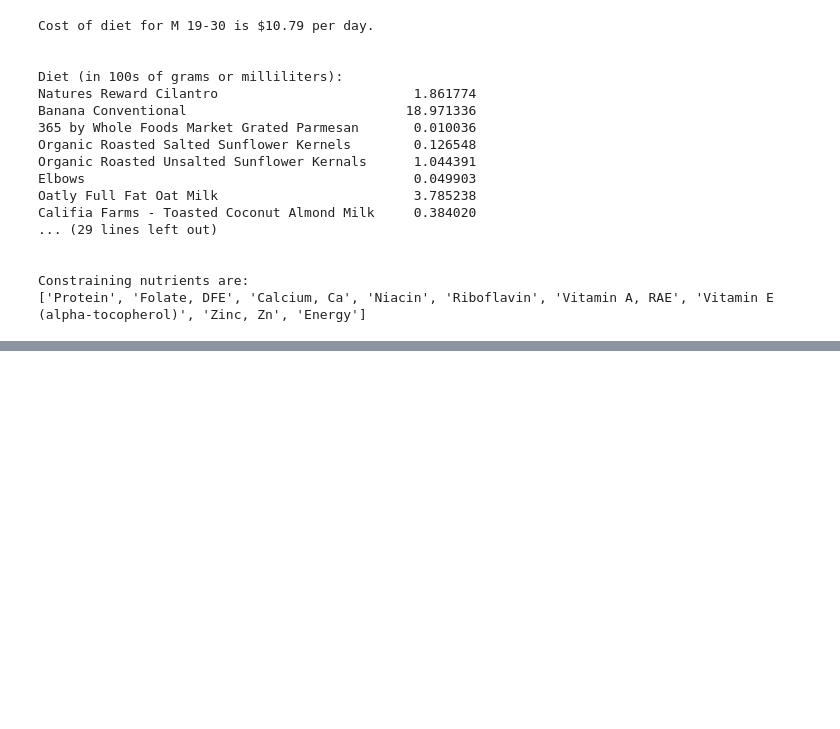
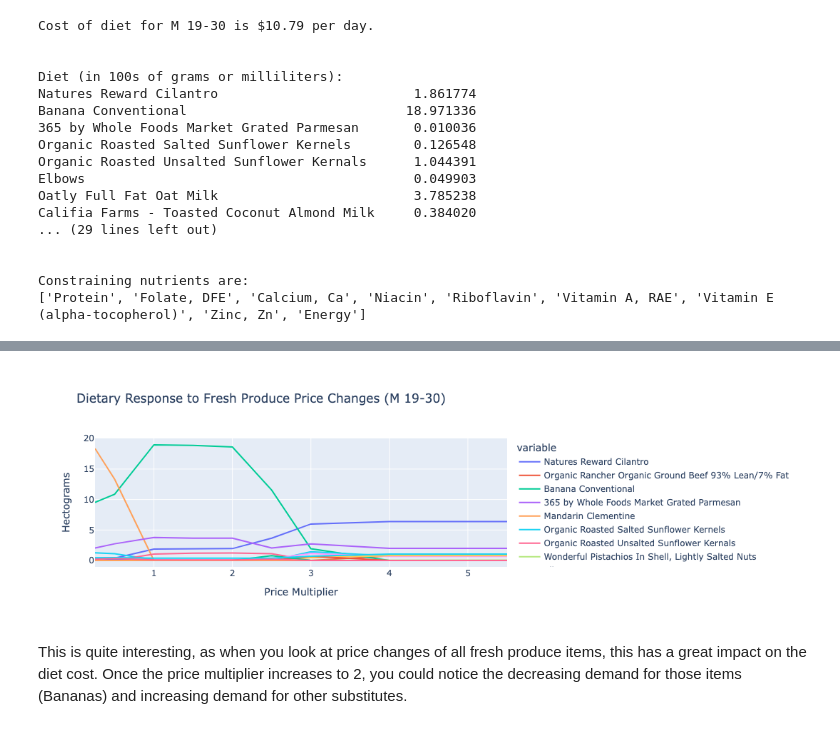
Before and after one commit to marcaina16/EEP-153---Project-2, a Jupyter notebook: proj2_notebook.ipynb, the cells around one changed output, grey strips where cells are left out. Cells and saved outputs as stored; diff of their text form; code cells hidden in the pictures; blank space fills up the shorter version.

```diff
--- a/proj2_notebook.ipynb
+++ b/proj2_notebook.ipynb
@@ -619,0 +699,32 @@ Constraining nutrients are:
+# %%
+# Recap: df has a column "Brand" which stores the brand the food belongs to.
+target_brand = 'Fresh Produce'
+brand_items = df[df['Brand'] == target_brand].index.tolist()
+brand_items = [item for item in brand_items if item in Prices.index]
+
+# Scale is different, here specifically curated for differences
+scale = [0.25, 0.5, 1.0, 1.5, 2, 2.5, 3, 4, 4.5, 5, 5.5]
+brand_diet_results = {}
+
+for s in scale:
+    my_p = Prices.copy()
+
+    # Scale every item belonging to this brand
+    for item in brand_items:
+        my_p[item] = Prices[item] * s
+
+    result = solve_subsistence_problem(FoodNutrients, my_p, diet_min[group], diet_max[group], tol=tol)
+    brand_diet_results[s] = result.diet
+
+Brand_Response = pd.DataFrame(brand_diet_results).T
+Brand_Response.index = [float(getattr(x, 'magnitude', x)) for x in Brand_Response.index]
+is_consumed = (Brand_Response > tol).any()
+filtered_brand_diet = Brand_Response.loc[:, is_consumed]
+filtered_brand_diet.plot(
+    title=f"Dietary Response to {target_brand} Price Changes ({group})",
+    labels=dict(index='Price Multiplier', value='Hectograms')
+)
+# %% [output]
+[figure, added]
+# %% [markdown]
+This is quite interesting, as when you look at price changes of all fresh produce items, this has a great impact on the diet cost. Once the price multiplier increases to 2, you could notice the decreasing demand for those items (Bananas) and increasing demand for other substitutes.
```
Also changed, not shown: parts of 9 cells of this notebook.
